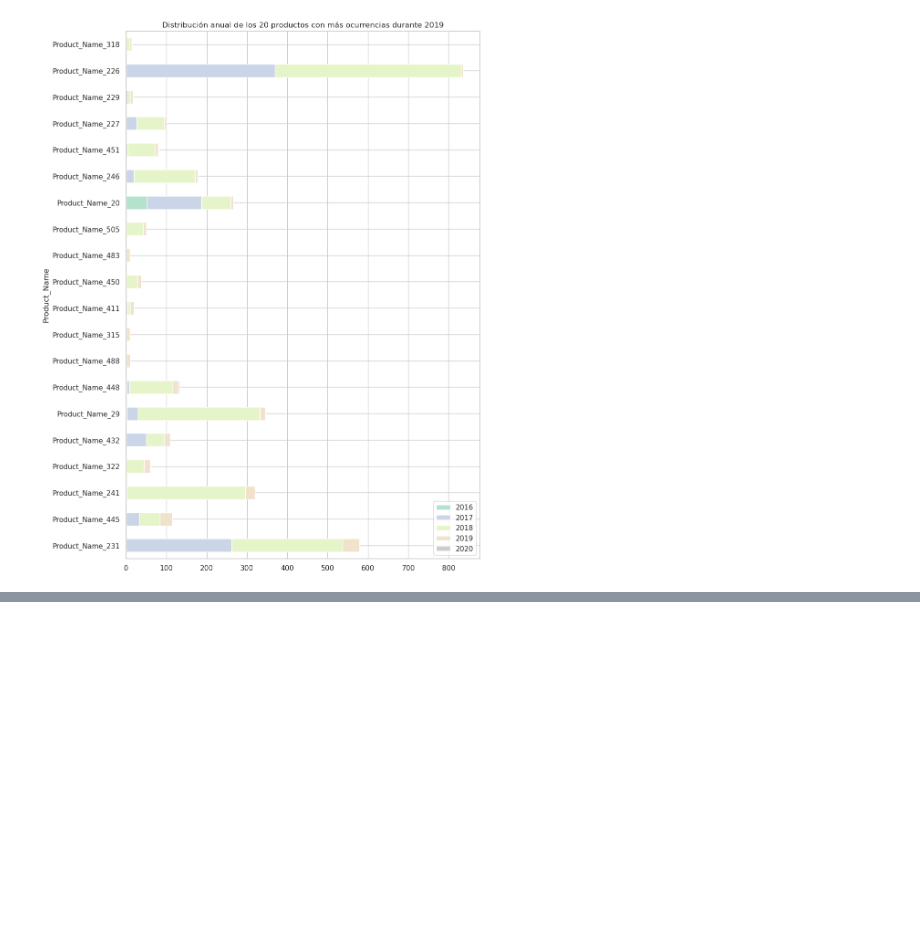
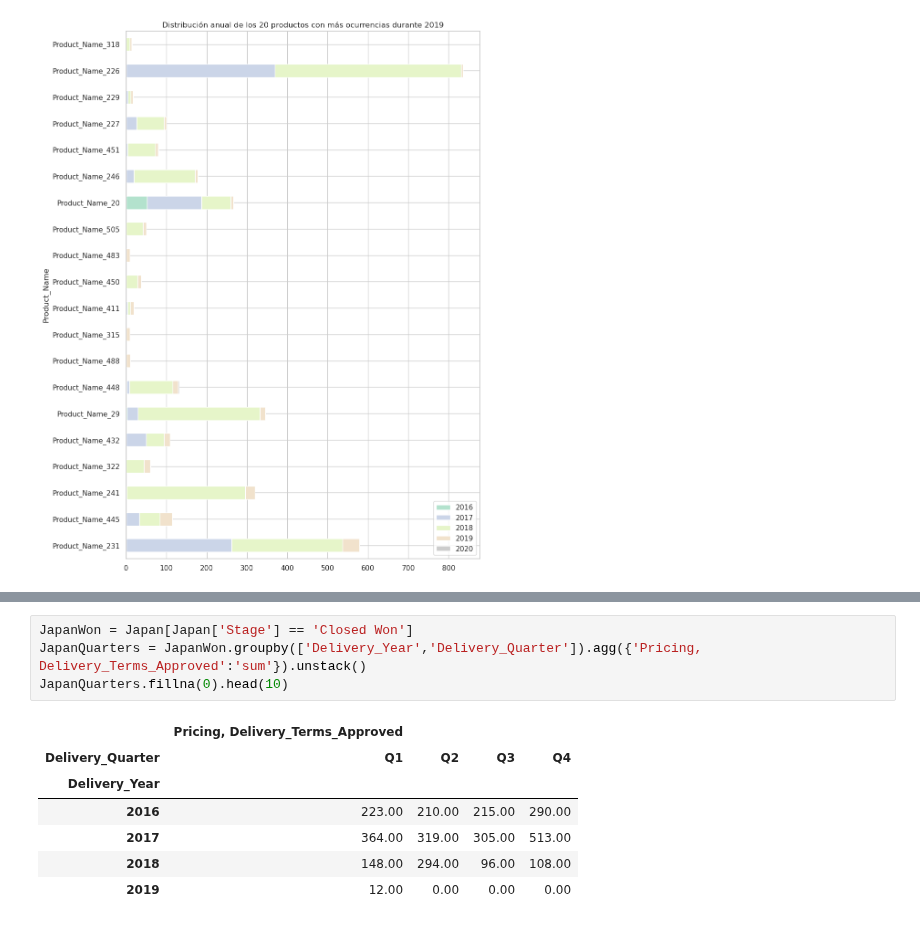
Before and after one commit to germanbc/Organizacion-de-Datos-2c2020-TP1, a Jupyter notebook: TP1 - Daiana v2.ipynb, the cells around one changed output, grey strips where cells are left out. Cells and saved outputs as stored; diff of their text form; blank space fills up the shorter version.

```diff
--- a/TP1 - Daiana v2.ipynb
+++ b/TP1 - Daiana v2.ipynb
@@ -146,0 +163,12 @@ productosYear.plot.barh(stacked = True, colormap='Pastel2', title='Distribución
+# %%
+JapanWon = Japan[Japan['Stage'] == 'Closed Won']
+JapanQuarters = JapanWon.groupby(['Delivery_Year','Delivery_Quarter']).agg({'Pricing, Delivery_Terms_Approved':'sum'}).unstack()
+JapanQuarters.fillna(0).head(10)
+# %% [output]
+|  | Pricing, Delivery_Terms_Approved |  |  |  |
+| Delivery_Quarter | Q1 | Q2 | Q3 | Q4 |
+| Delivery_Year |  |  |  |  |
+| 2016 | 223.00 | 210.00 | 215.00 | 290.00 |
+| 2017 | 364.00 | 319.00 | 305.00 | 513.00 |
+| 2018 | 148.00 | 294.00 | 96.00 | 108.00 |
+| 2019 | 12.00 | 0.00 | 0.00 | 0.00 |
```
Also changed, not shown: parts of 5 cells of this notebook.
